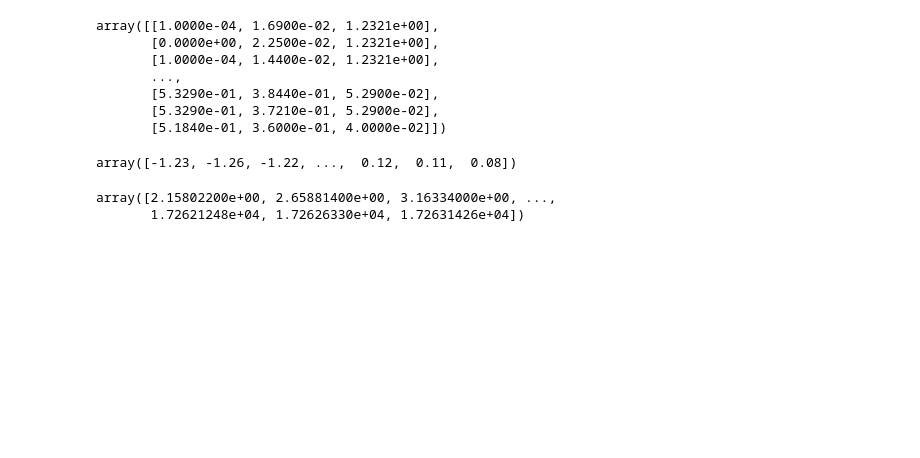
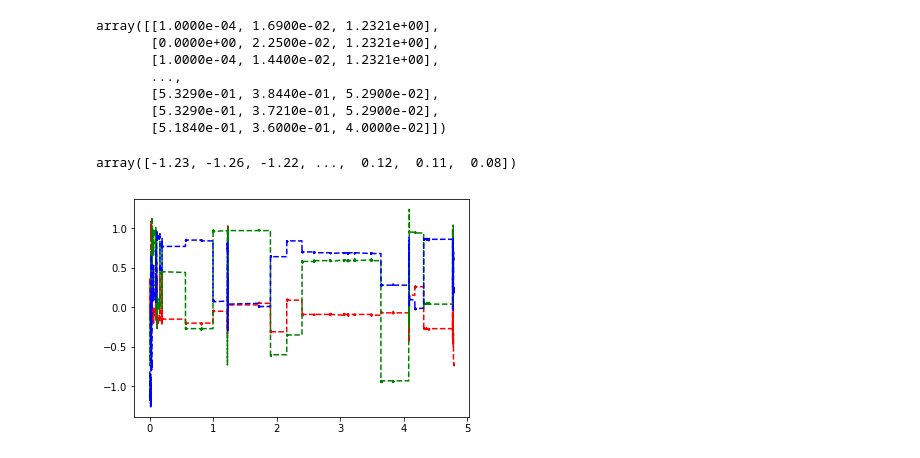
Before and after one commit to ethanweber/sleep_cycle_detection, a Jupyter notebook: notebooks/CSV_Reading_Tester.ipynb, the cells around one changed output. Drawn from its saved outputs; the diff is of its cells as text; code cells hidden in the pictures; blank space fills up the shorter version.

```diff
--- a/notebooks/CSV_Reading_Tester.ipynb
+++ b/notebooks/CSV_Reading_Tester.ipynb
@@ -44,8 +46,16 @@ acc_mag = acc.sum(axis=1)
 acc_mag
 # %% [output]
 array([-1.23, -1.26, -1.22, ...,  0.12,  0.11,  0.08])
-# %%
-time_array
-# %% [output]
-array([2.15802200e+00, 2.65881400e+00, 3.16334000e+00, ...,
-       1.72621248e+04, 1.72626330e+04, 1.72631426e+04])
+# %%
+time_in_hours = time_array / (60*60)
+# %%
+# evenly sampled time at 200ms intervals
+t = np.arange(0., 5., 0.2)
+acc_x = data[4:,0]
+acc_y = data[4:,1]
+acc_z = data[4:,2]
+# red dashes, blue squares and green triangles
+plt.plot(time_in_hours, acc_x, 'r--', time_in_hours, acc_y, 'g--', time_in_hours, acc_z, 'b--')
+plt.show()
+# %% [output]
+[figure, added]
```
Also changed, not shown: parts of 3 cells of this notebook, 7 other files.
